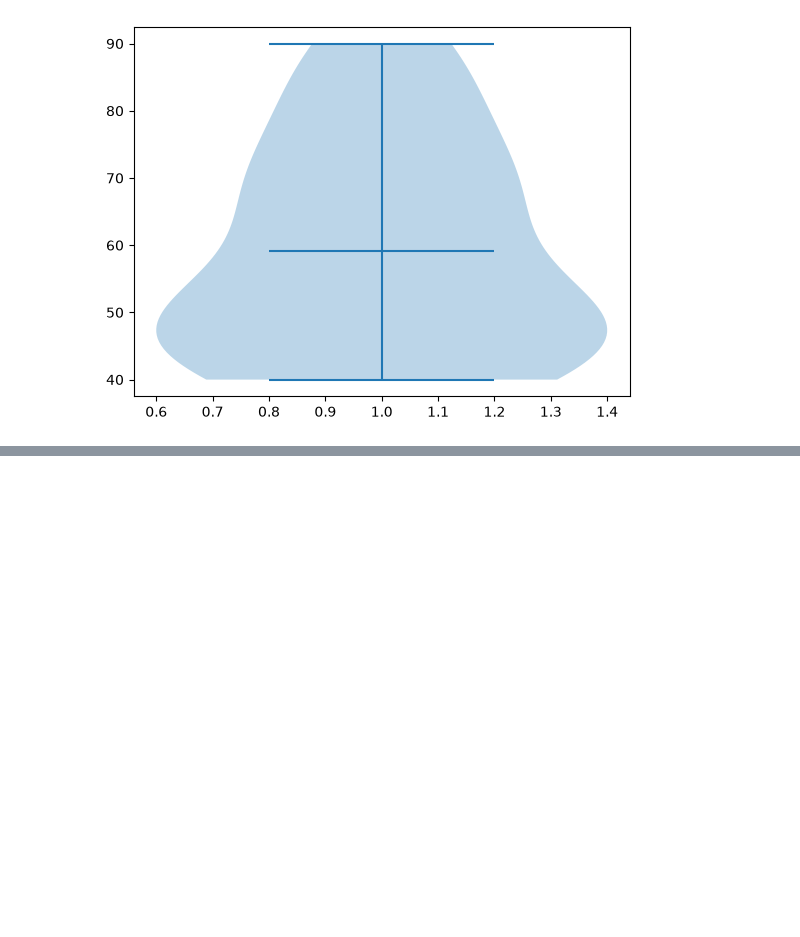
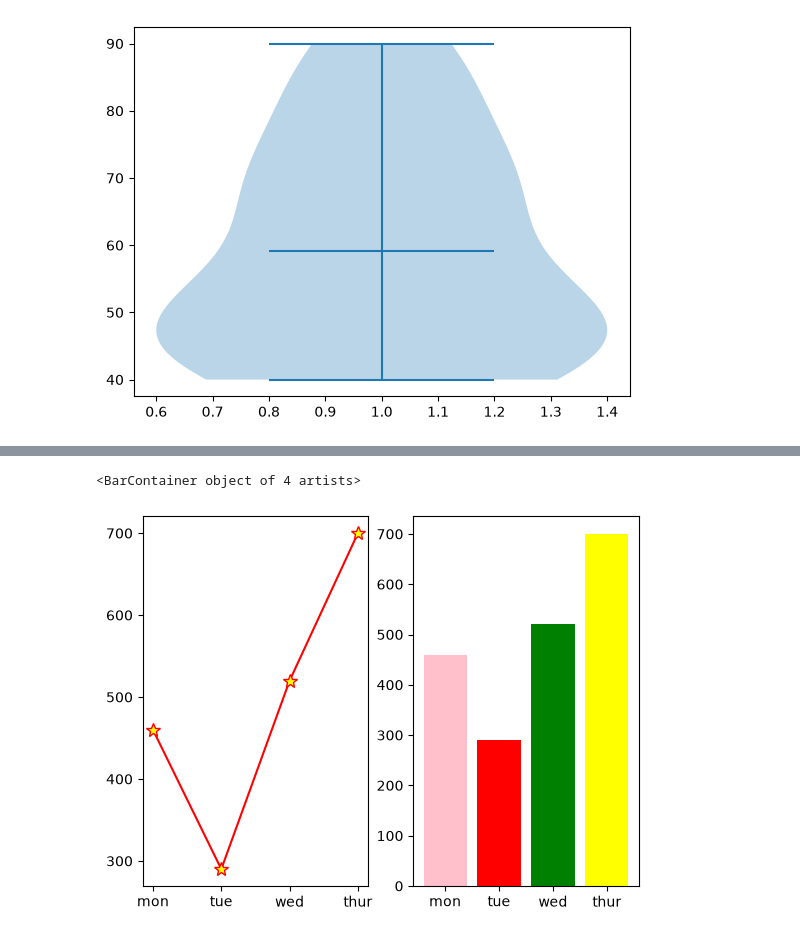
Before and after one commit to AmitKumarPrasad1846/Complete_AI_ML_challenge, a Jupyter notebook: 04_visualisation/visualisation_day_3.ipynb, the cells around one changed output, grey strips where cells are left out. Saved outputs shown, nothing was run; the diff lists cells and outputs as text; code cells hidden in the pictures; blank space fills up the shorter version.

Commit message:
update 2 on visualisation_day_3

```diff
--- a/04_visualisation/visualisation_day_3.ipynb
+++ b/04_visualisation/visualisation_day_3.ipynb
@@ -114,0 +135,15 @@ plt.show()
+# %%
+#1st plot
+plt.subplot(1,2,1)
+days=['mon','tue','wed','thur']
+sales=[460,290,520,700]
+plt.plot(days,sales,color='red',marker='*',markersize=10,markerfacecolor='yellow')
+
+#2nd plot
+plt.subplot(1,2,2)
+days=['mon','tue','wed','thur']
+sales=[460,290,520,700]
+plt.bar(days,sales,color=['pink','red','green','yellow'])
+# %% [output]
+<BarContainer object of 4 artists>
+[figure, added]
```
Also changed, not shown: parts of 2 cells of this notebook.
